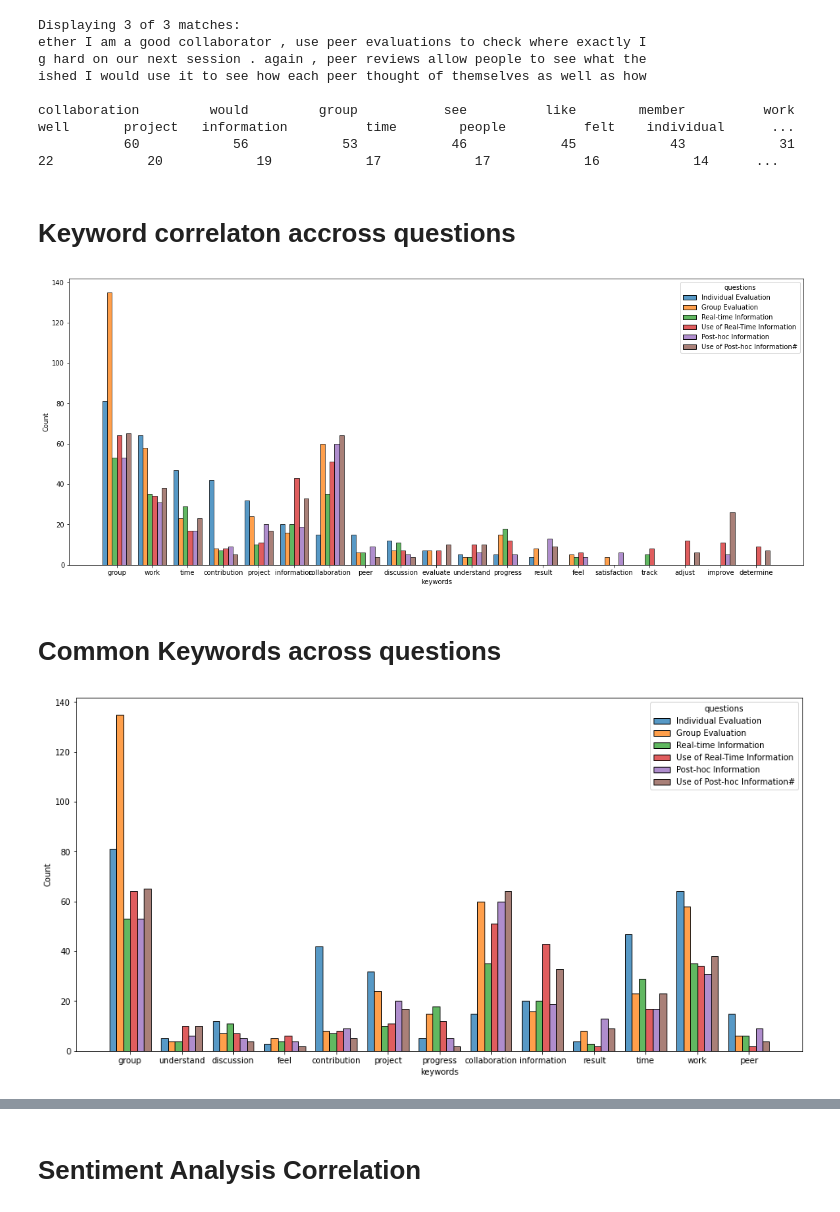
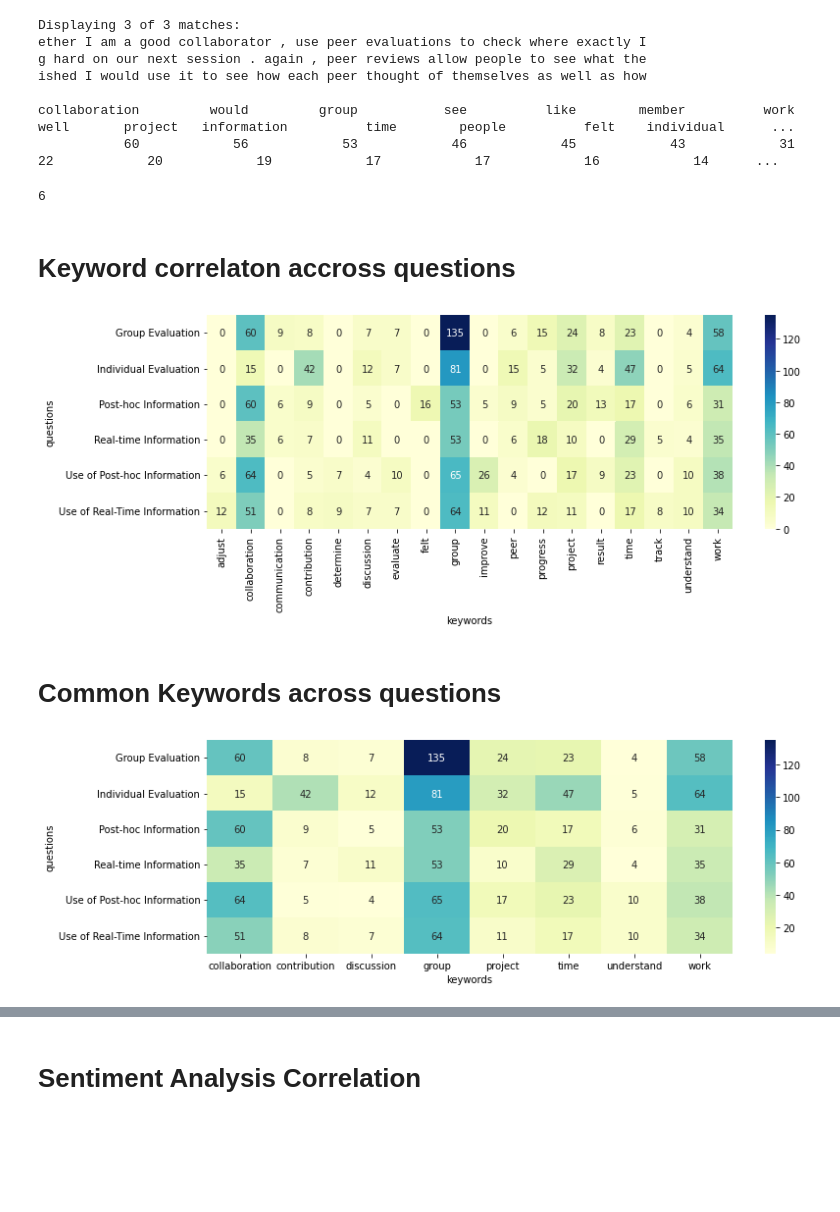
Before and after one commit to tiilt-lab/Blinc-collab-notebooks, a Jupyter notebook: Blinc_leverage_collaboration_To.ipynb, the cells around one changed output, grey strips where cells are left out. Saved outputs shown, nothing was run; the diff lists cells and outputs as text; code cells hidden in the pictures; blank space fills up the shorter version.

```diff
--- a/Blinc_leverage_collaboration_To.ipynb
+++ b/Blinc_leverage_collaboration_To.ipynb
@@ -709,9 +709,9 @@ def most_common_vocab(text):
   return text.vocab()
 
 def common_set(questions):
-  c_set = questions[0][0]
+  c_set = dict((x, y) for x, y in questions[0][0].most_common(100))
   for i in range(1,len(questions)):
-    c_set = set(c_set).intersection(questions[i][0])
+    c_set = set(c_set).intersection(dict((x, y) for x, y in questions[i][0].most_common(100)))
 
   return c_set
 
@@ -725,19 +725,6 @@ def common_terms(questions,Keywords):
       data.extend([[quest[1],word] for i in range(quest[0][word])])
 
   return np.array(data)
-
-# def common_terms(fd_1,fd_2,resp,Keywords):
-#   data = []
-#   #common_set = set(dict((x, y) for x, y in fd_1.most_common(count))).intersection(dict((x, y) for x, y in fd_2.most_common(count)))
-#   common_set = set(fd_1).intersection(fd_2)
-#   common_keywords = [w for w in common_set if w in Keywords]
-#   for word in common_keywords:
-#     for i in range(fd_1[word]):
-#       data.append([resp[0],word])
-#     for i in range(fd_2[word]):
-#       data.append([resp[1],word])
-
-#   return np.array(data)
 
 
 def most_common_bigram(text):
@@ -802,7 +789,7 @@ def generate_correlation(data,col,dim):
   df = create_data_frame(data,col)
   contingency = pd.crosstab(df[col[0]], df[col[1]])
   plt.figure(figsize=dim)
-  sns.heatmap(contingency, annot=True, cmap="YlGnBu")
+  sns.heatmap(contingency, annot=True, cmap="YlGnBu", fmt='g')
 
 def generate_histo(data,col,dim):
   df = create_data_frame(data,col)
@@ -1153,16 +1141,19 @@ ished I would use it to see how each peer thought of themselves as well as how
 
 collaboration         would         group           see          like        member          work          well       project   information          time        people          felt    individual      ...
            60            56            53            46            45            43            31            22            20            19            17            17            16            14      ...
+# %%
+fd_59['dynamic']
+# %% [output]
+6
 # %% [markdown]
 # **Keyword correlaton accross questions**
 # %%
 data = most_freq_words_across_questions([[fd_51,'Individual Evaluation'],[fd_52,'Group Evaluation'],[fd_57,'Real-time Information'],
-                                         [fd_55,'Use of Real-Time Information'],[fd_58,'Post-hoc Information'],[fd_59,'Use of Post-hoc Information#']],
-                                        ['project','collaboration','work','contribution','time','peer','group','discussion',
-                                         'information','progress','track','adjust','evaluate','determine','feel','satisfaction',
-                                         'improve','understand','result'])
+                                         [fd_55,'Use of Real-Time Information'],[fd_58,'Post-hoc Information'],[fd_59,'Use of Post-hoc Information']],
+                                        ['project','collaboration','work','contribution','group','time','peer','discussion',
+                                         'progress','track','adjust','evaluate','determine','felt','improve','understand','result','communication'])
 df2 = create_data_frame(data,['questions','keywords'])
-#generate_correlation(data,['questions','keywords'],(15,8))
-generate_histo(data,['questions','keywords'],(20,8))
+generate_correlation(data,['questions','keywords'],(12,4))
+#generate_histo(data,['questions','keywords'],(20,8))
 # %% [output]
-[figure, old version]
+[figure, new version]
@@ -1170,14 +1163,13 @@ generate_histo(data,['questions','keywords'],(20,8))
 # **Common Keywords across questions**
 # %%
 data = common_terms([[fd_51,'Individual Evaluation'],[fd_52,'Group Evaluation'],[fd_57,'Real-time Information'],
-                                         [fd_55,'Use of Real-Time Information'],[fd_58,'Post-hoc Information'],[fd_59,'Use of Post-hoc Information#']],
-                                        ['project','collaboration','work','contribution','time','peer','group','discussion',
-                                         'information','progress','track','adjust','evaluate','determine','feel','satisfaction',
-                                         'improve','understand','result'])
+                                         [fd_55,'Use of Real-Time Information'],[fd_58,'Post-hoc Information'],[fd_59,'Use of Post-hoc Information']],
+                                        ['project','collaboration','work','contribution','group','time','peer','discussion',
+                                         'progress','track','adjust','evaluate','determine','felt','improve','understand','result','communication'])
 df2 = create_data_frame(data,['questions','keywords'])
-#generate_correlation(data,['questions','keywords'],(15,8))
-generate_histo(data,['questions','keywords'],(16,8))
+generate_correlation(data,['questions','keywords'],(12,4))
+#generate_histo(data,['questions','keywords'],(16,8))
 # %% [output]
-[figure, old version]
+[figure, new version]
 # %%
 data = common_terms([[fd_51,'Individual Evaluation'],[fd_52,'Group Evaluation']],
```
Also changed, not shown: parts of 10 cells of this notebook.
